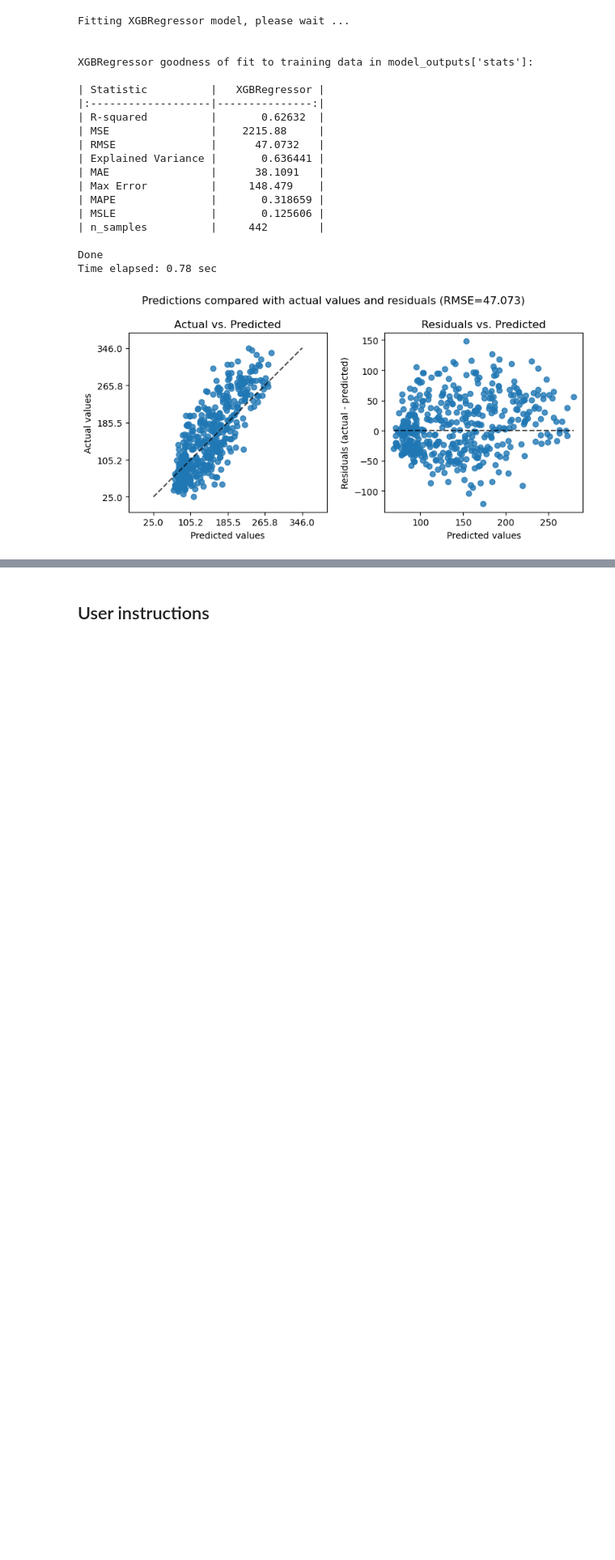
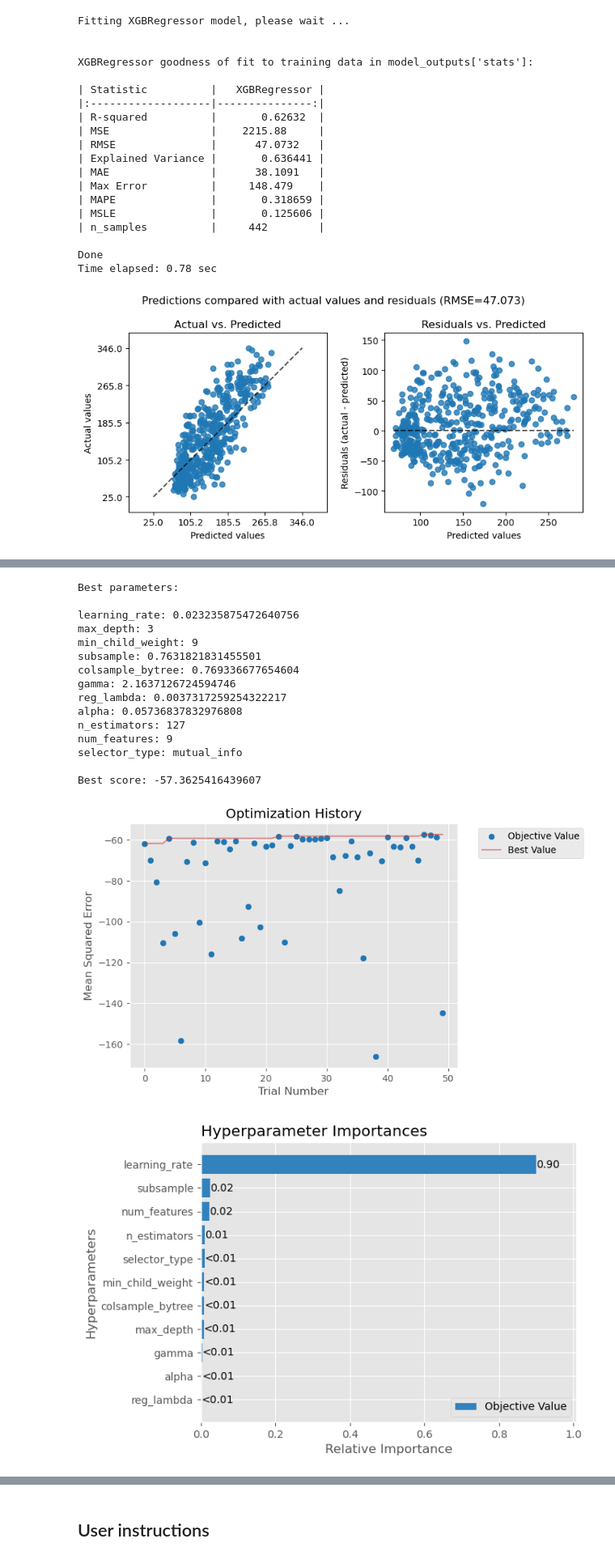
Before and after one commit to gjpelletier/PyMLR, a Jupyter notebook: Examples/Example_XGBoost_auto.ipynb, the cells around one changed output, grey strips where cells are left out. Shown at 81% size. Drawn from its saved outputs; the diff is of its cells as text; code cells hidden in the pictures; blank space fills up the shorter version.

```diff
--- a/Examples/Example_XGBoost_auto.ipynb
+++ b/Examples/Example_XGBoost_auto.ipynb
@@ -136,0 +143,21 @@ Time elapsed: 0.78 sec
+# %%
+from PyMLR import show_optuna
+show_optuna(train_output['optuna_study'])
+# %% [output]
+Best parameters:
+
+learning_rate: 0.023235875472640756
+max_depth: 3
+min_child_weight: 9
+subsample: 0.7631821831455501
+colsample_bytree: 0.769336677654604
+gamma: 2.1637126724594746
+reg_lambda: 0.0037317259254322217
+alpha: 0.05736837832976808
+n_estimators: 127
+num_features: 9
+selector_type: mutual_info
+
+Best score: -57.3625416439607
+[figure, added]
+[figure, added]
```
Also changed, not shown: parts of 2 cells of this notebook, 1 other file.
